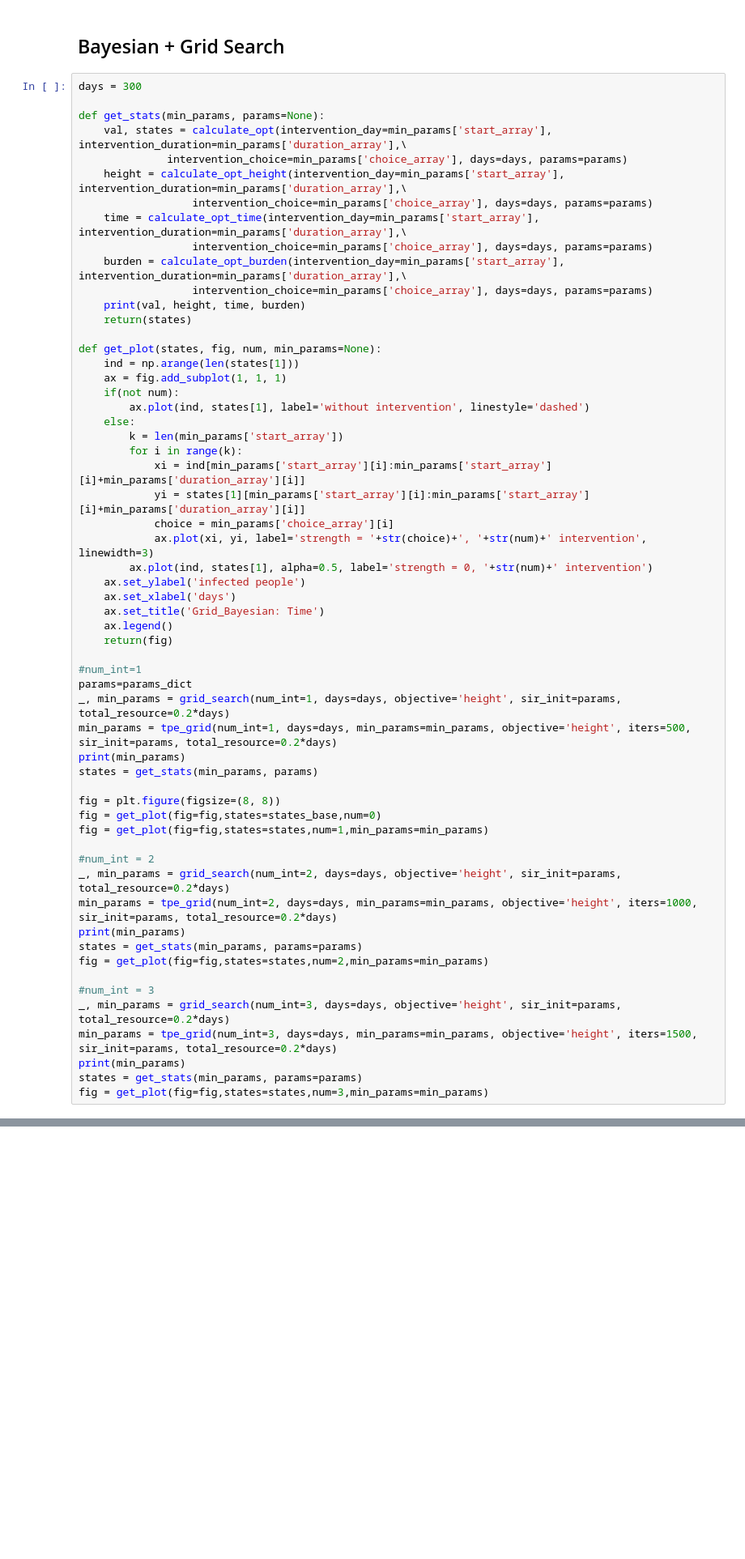
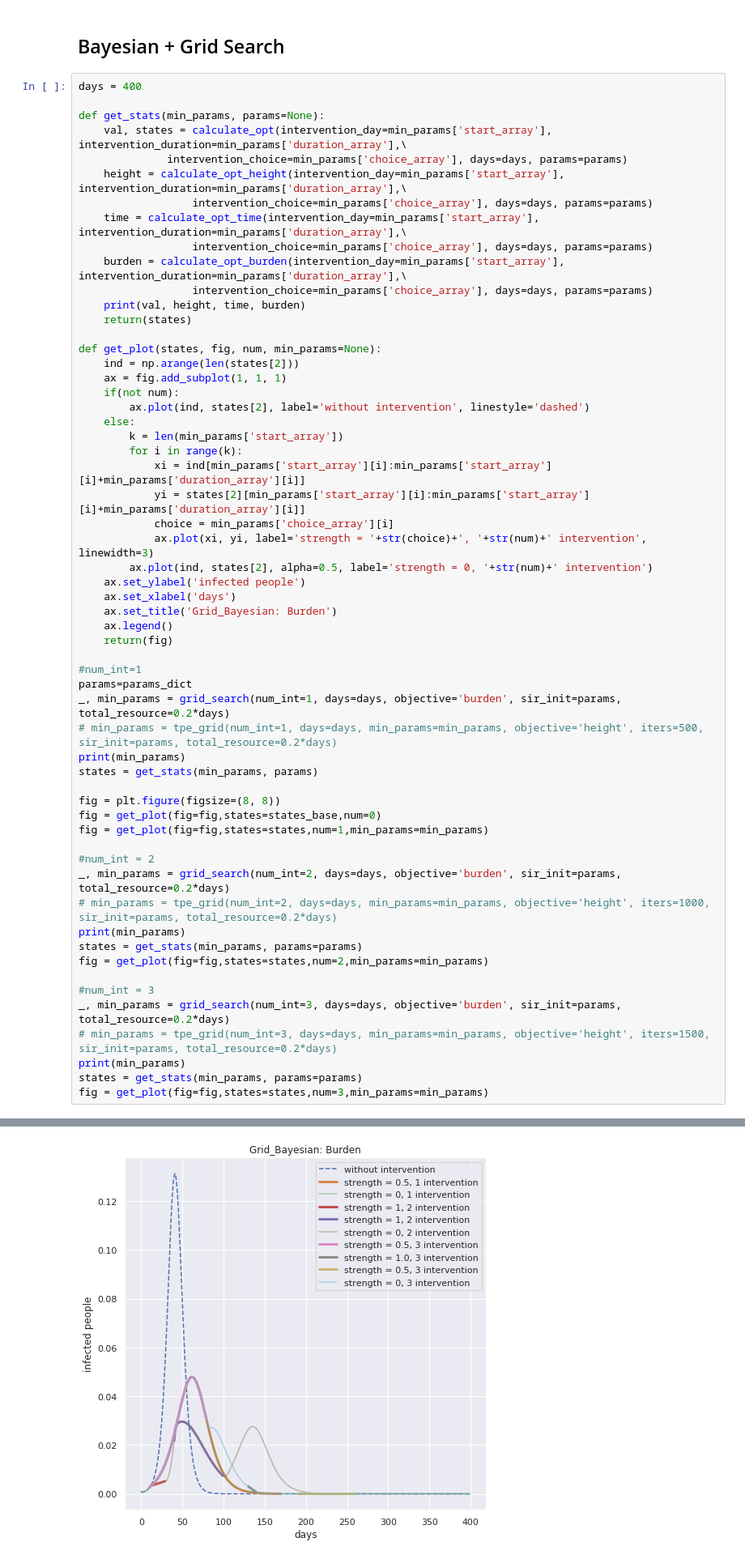
Before and after one commit to WadhwaniAI/covid-modelling, a Jupyter notebook: notebooks/optim/seir_testing_updated.ipynb, the cells around one changed output, grey strips where cells are left out. Shown at 81% size. Cells and saved outputs as stored; diff of their text form; blank space fills up the shorter version.

```diff
--- a/notebooks/optim/seir_testing_updated.ipynb
+++ b/notebooks/optim/seir_testing_updated.ipynb
@@ -35,7 +43,7 @@ plt.show()
 # %% [markdown]
 ## Bayesian + Grid Search
 # %%
-days = 300
+days = 400
 
 def get_stats(min_params, params=None):
     val, states = calculate_opt(intervention_day=min_params['start_array'], intervention_duration=min_params['duration_array'],\
@@ -50,28 +58,28 @@ def get_stats(min_params, params=None):
     return(states)
 
 def get_plot(states, fig, num, min_params=None):
-    ind = np.arange(len(states[1]))
+    ind = np.arange(len(states[2]))
     ax = fig.add_subplot(1, 1, 1)
     if(not num):
-        ax.plot(ind, states[1], label='without intervention', linestyle='dashed')
+        ax.plot(ind, states[2], label='without intervention', linestyle='dashed')
     else:
         k = len(min_params['start_array'])
         for i in range(k):
             xi = ind[min_params['start_array'][i]:min_params['start_array'][i]+min_params['duration_array'][i]]
-            yi = states[1][min_params['start_array'][i]:min_params['start_array'][i]+min_params['duration_array'][i]]
+            yi = states[2][min_params['start_array'][i]:min_params['start_array'][i]+min_params['duration_array'][i]]
             choice = min_params['choice_array'][i]
             ax.plot(xi, yi, label='strength = '+str(choice)+', '+str(num)+' intervention', linewidth=3)
-        ax.plot(ind, states[1], alpha=0.5, label='strength = 0, '+str(num)+' intervention')
+        ax.plot(ind, states[2], alpha=0.5, label='strength = 0, '+str(num)+' intervention')
     ax.set_ylabel('infected people')
     ax.set_xlabel('days')
-    ax.set_title('Grid_Bayesian: Time')
+    ax.set_title('Grid_Bayesian: Burden')
     ax.legend()
     return(fig)
 
 #num_int=1
 params=params_dict
-_, min_params = grid_search(num_int=1, days=days, objective='height', sir_init=params, total_resource=0.2*days)
-min_params = tpe_grid(num_int=1, days=days, min_params=min_params, objective='height', iters=500, sir_init=params, total_resource=0.2*days)
+_, min_params = grid_search(num_int=1, days=days, objective='burden', sir_init=params, total_resource=0.2*days)
+# min_params = tpe_grid(num_int=1, days=days, min_params=min_params, objective='height', iters=500, sir_init=params, total_resource=0.2*days)
 print(min_params)
 states = get_stats(min_params, params)
 
@@ -80,15 +88,16 @@ fig = get_plot(fig=fig,states=states_base,num=0)
 fig = get_plot(fig=fig,states=states,num=1,min_params=min_params)
 
 #num_int = 2
-_, min_params = grid_search(num_int=2, days=days, objective='height', sir_init=params, total_resource=0.2*days)
-min_params = tpe_grid(num_int=2, days=days, min_params=min_params, objective='height', iters=1000, sir_init=params, total_resource=0.2*days)
+_, min_params = grid_search(num_int=2, days=days, objective='burden', sir_init=params, total_resource=0.2*days)
+# min_params = tpe_grid(num_int=2, days=days, min_params=min_params, objective='height', iters=1000, sir_init=params, total_resource=0.2*days)
 print(min_params)
 states = get_stats(min_params, params=params)
 fig = get_plot(fig=fig,states=states,num=2,min_params=min_params)
 
 #num_int = 3
-_, min_params = grid_search(num_int=3, days=days, objective='height', sir_init=params, total_resource=0.2*days)
-min_params = tpe_grid(num_int=3, days=days, min_params=min_params, objective='height', iters=1500, sir_init=params, total_resource=0.2*days)
+_, min_params = grid_search(num_int=3, days=days, objective='burden', sir_init=params, total_resource=0.2*days)
+# min_params = tpe_grid(num_int=3, days=days, min_params=min_params, objective='height', iters=1500, sir_init=params, total_resource=0.2*days)
 print(min_params)
 states = get_stats(min_params, params=params)
 fig = get_plot(fig=fig,states=states,num=3,min_params=min_params)
+# %% [output]
@@ -95,2 +113,3 @@ fig = get_plot(fig=fig,states=states,num=3,min_params=min_params)
+[figure, added]
 # %%
 params_dict = {}
```
Also changed, not shown: parts of 4 cells of this notebook, 6 other files.
